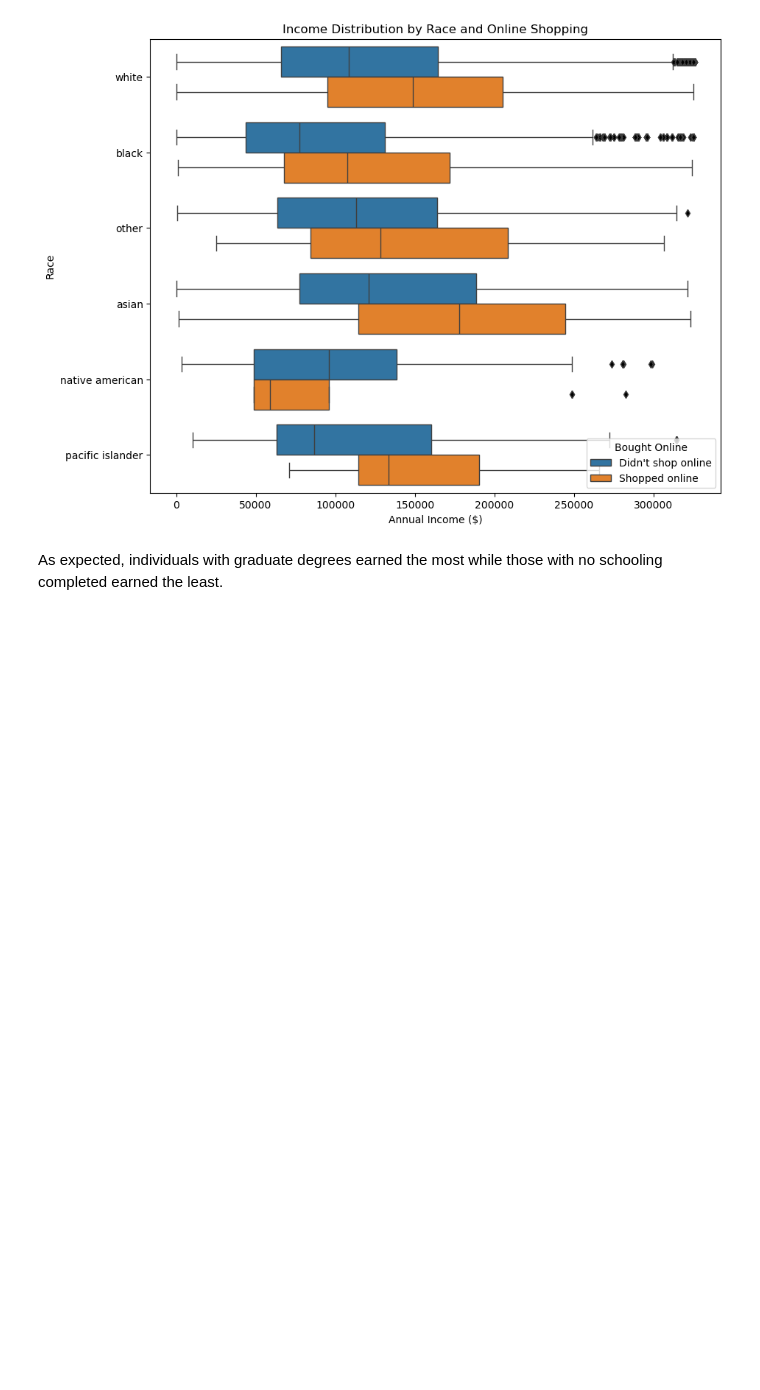
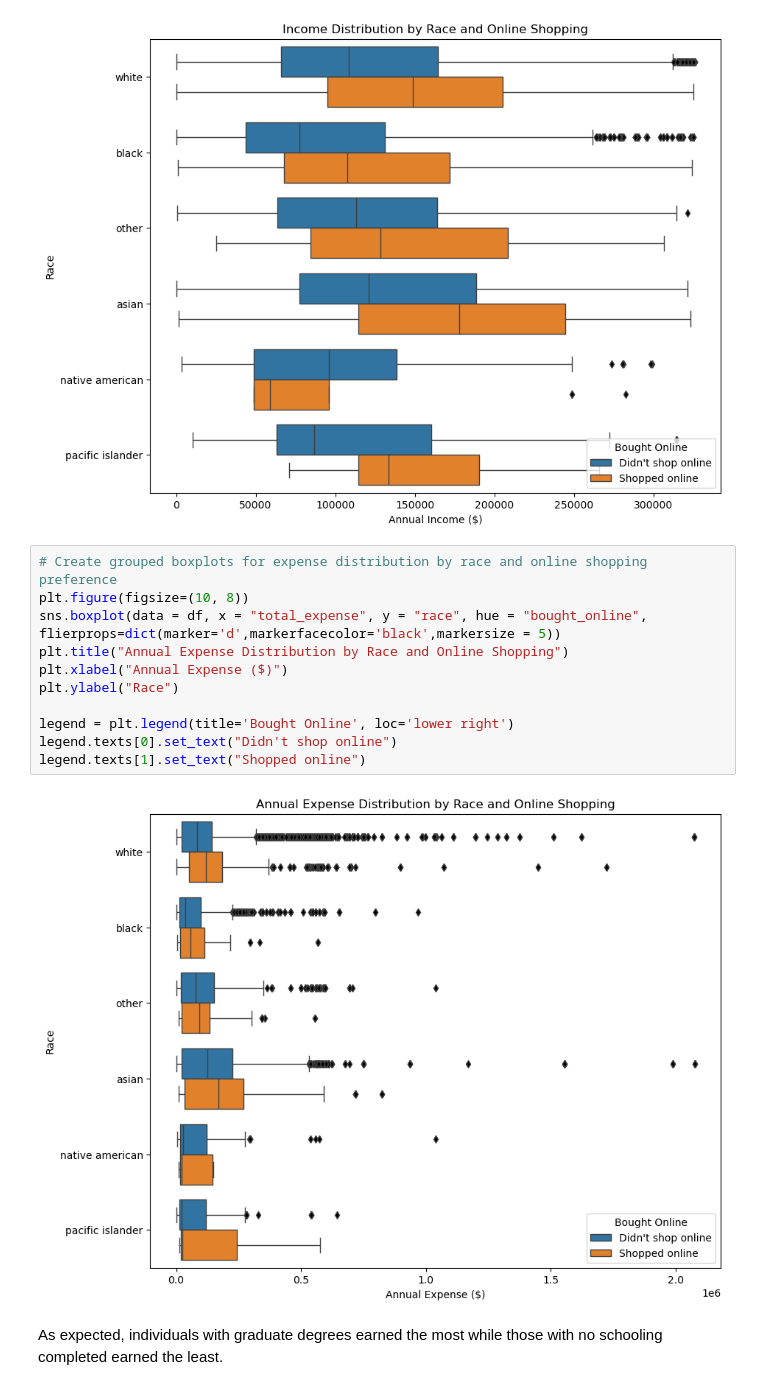
Before and after one commit to hungtran10/5000project-hungtran, a Jupyter notebook: technical-details/eda/main.ipynb, the cells around one changed output. Drawn from its saved outputs; the diff is of its cells as text; blank space fills up the shorter version.

```diff
--- a/technical-details/eda/main.ipynb
+++ b/technical-details/eda/main.ipynb
@@ -216,6 +305,19 @@ legend.texts[1].set_text("Shopped online")
 plt.show()
 # %% [output]
 [figure]
+# %%
+# Create grouped boxplots for expense distribution by race and online shopping preference
+plt.figure(figsize=(10, 8))
+sns.boxplot(data = df, x = "total_expense", y = "race", hue = "bought_online", flierprops=dict(marker='d',markerfacecolor='black',markersize = 5))
+plt.title("Annual Expense Distribution by Race and Online Shopping")
+plt.xlabel("Annual Expense ($)")
+plt.ylabel("Race")
+
+legend = plt.legend(title='Bought Online', loc='lower right')
+legend.texts[0].set_text("Didn't shop online")
+legend.texts[1].set_text("Shopped online")
+# %% [output]
+[figure, added]
 # %% [markdown]
 As expected, individuals with graduate degrees earned the most while those with no schooling completed earned the least.
 # %%
```
Also changed, not shown: parts of 13 cells of this notebook, 15 other files.
